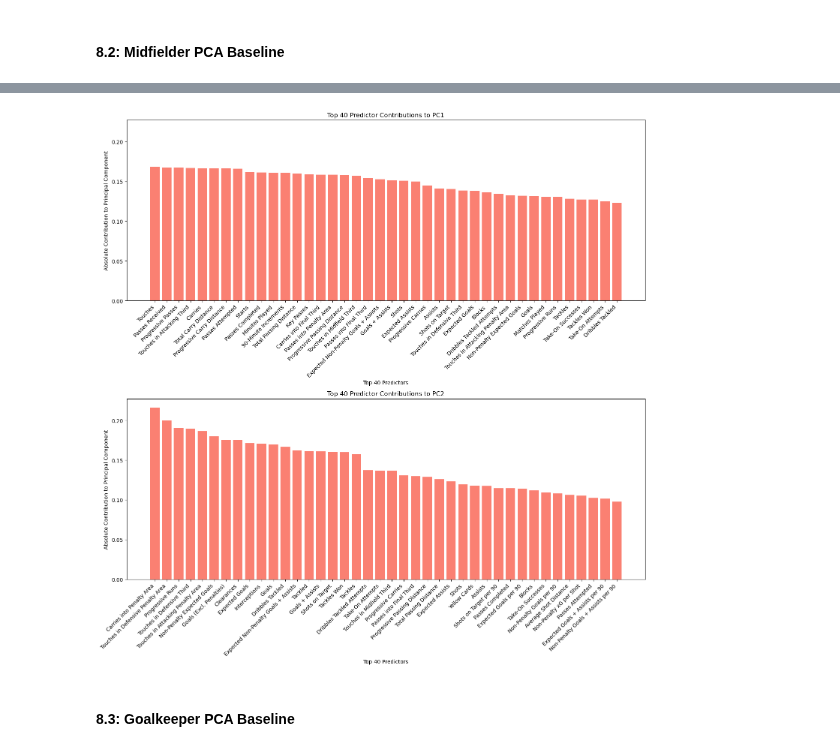
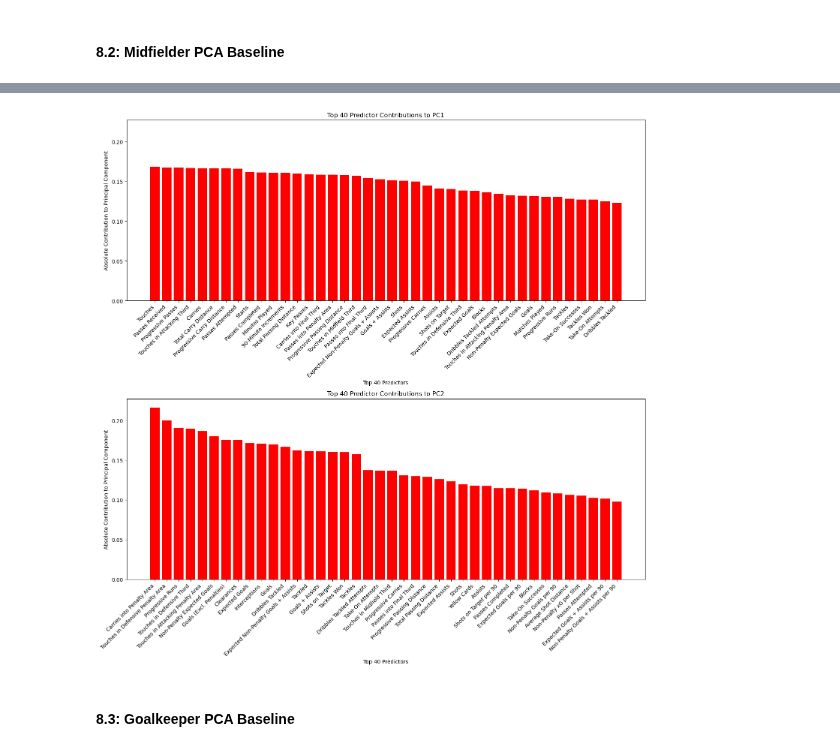
Before and after one commit to kezeani/109aproject, a Jupyter notebook: project.ipynb, the cells around one changed output, grey strips where cells are left out. Cells and saved outputs as stored; diff of their text form; code cells hidden in the pictures.

```diff
--- a/project.ipynb
+++ b/project.ipynb
@@ -154,8 +154,26 @@ column_mapping = {
     'CPrgDist': 'Progressive Carry Distance',
     'C1/3': 'Carries into Final Third',
     'CPA': 'Carries into Penalty Area',
-    'Rec': 'Passes Received'
+    'Rec': 'Passes Received',
+    'GA': 'Goals Allowed',
+    'GA90': 'Goals Allowed per 90 Minutes',
+    'SoTA': 'Shots on Target Against',
+    'Saves': 'Saves Made',
+    'Save%': 'Save Percentage',
+    'CS': 'Clean Sheets',
+    'CS%': 'Clean Sheet Percentage',
+    'PSxG': 'Post-Shot Expected Goals',
+    'PSxG/SoT': 'Post-Shot Expected Goals per Shot on Target',
+    'PSxG+/-': 'Post-Shot Expected Goals Difference',
+    'Opp': 'Opponent Shots',
+    'Stp': 'Crosses Stopped',
+    'Stp%': 'Crosses Stopped Percentage'
 }
+
+defenders.rename(columns=column_mapping, inplace=True)
+goalkeepers.rename(columns=column_mapping, inplace=True)
+midfielders.rename(columns=column_mapping, inplace=True)
+forwards.rename(columns=column_mapping, inplace=True)
 # %% [markdown]
 <a id="descriptive-stats"></a>
 
@@ -511,10 +469,10 @@ best_midfielders = midfielders.sort_values(by='PC1', ascending=False).head(10)
 famous_indices = best_midfielders.index
 
 plt.figure(figsize=(10, 6))
-plt.scatter(midfielders['PC1'], midfielders['PC2'], alpha=0.6, label='All Midfielders', edgecolors='k')
+plt.scatter(midfielders['PC1'], midfielders['PC2'], alpha=0.6, label='All Midfielders')
 
 for i in famous_indices:
-    plt.scatter(midfielders.loc[i, 'PC1'], midfielders.loc[i, 'PC2'], color='red', s=50, label=midfielders.loc[i, 'Player'])
+    plt.scatter(midfielders.loc[i, 'PC1'], midfielders.loc[i, 'PC2'], color='red', s=100, label=midfielders.loc[i, 'Player'])
     plt.text(midfielders.loc[i, 'PC1'], midfielders.loc[i, 'PC2'], midfielders.loc[i, 'Player'], fontsize=9, ha='right', color='darkblue')
 
 plt.xlabel("PC1")
@@ -541,28 +502,28 @@ plt.show()
 # %%
 #Predictor Contributing to Components bar graph
 num_components = 2
 
 fig, axes = plt.subplots(num_components, 1, figsize=(15, 15), sharey=True)
 
 for i in range(num_components):
     pc_loadings = pca.components_[i]
     absolute_loadings = np.abs(pc_loadings)
 
     top_indices = np.argsort(absolute_loadings)[-40:][::-1]
     top_features = midfielders.columns[top_indices]
     top_contributions = absolute_loadings[top_indices]
 
-    axes[i].bar(top_features, top_contributions, color='#FA8072')
+    axes[i].bar(top_features, top_contributions, color='red')
     axes[i].set_title(f'Top 40 Predictor Contributions to PC{i + 1}')
     axes[i].set_xticks(range(len(top_features)))
     axes[i].set_xticklabels(top_features, rotation=45, ha='right')
     axes[i].set_xlabel('Top 40 Predictors')
     axes[i].set_ylabel('Absolute Contribution to Principal Component')
 
 plt.tight_layout()
 plt.show()
 # %% [output]
-[figure, old version]
+[figure, new version]
 # %% [markdown]
 <a id="baseline-models-goalkeeper"></a>
 
```
Also changed, not shown: parts of 26 cells of this notebook.
